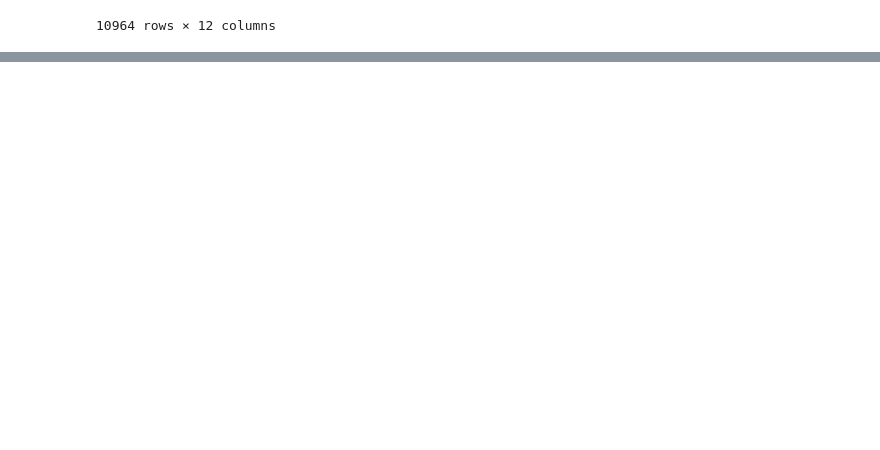
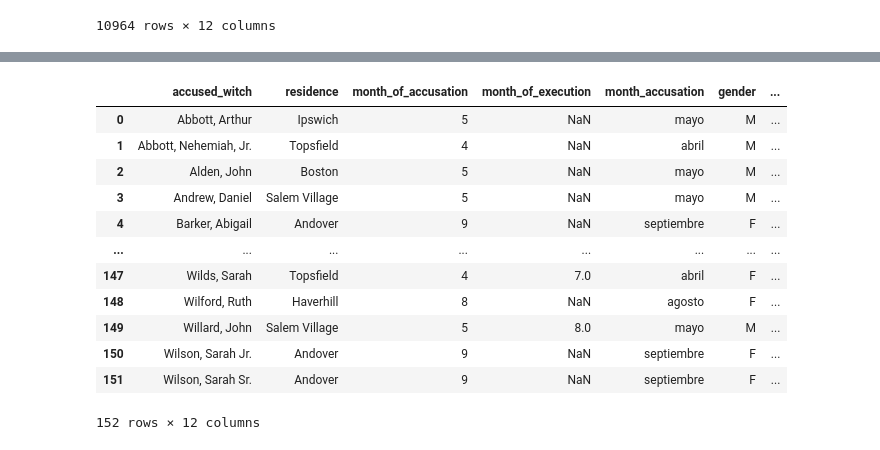
Before and after one commit to lmoraromero/promoG-modulo4-sprint1-pairprogramming-SAIRA-LAURAM, a Jupyter notebook: analisis_saira.ipynb, the cells around one changed output, grey strips where cells are left out. Saved outputs shown, nothing was run; the diff lists cells and outputs as text; code cells hidden in the pictures; blank space fills up the shorter version.

```diff
--- a/analisis_saira.ipynb
+++ b/analisis_saira.ipynb
@@ -301,0 +371,2 @@ trials_total.to_csv("files/trials_total.csv")
+# %%
+df_brujas_ampliado = df_brujas.merge(df_wiki, left_on = "accused_witch", right_on = "nombre", how = "left")
@@ -301,0 +394,24 @@ trials_total.to_csv("files/trials_total.csv")
+# %%
+#eliminamos nombre porque esta duplicado y fecha ejecucion porque no necesitamos el dia, y hay 3 mas que tienen "month_of_execution"
+#asi que mejor nos quedamos con esa porque el año siempre es 1692
+df_brujas_ampliado.drop(["nombre", "fecha_ejecucion"], axis = 1, inplace = True)
+# %%
+#añado columna fecha acusacion y fecha ejecucion
+df_brujas_ampliado["date_accusation"] = df_brujas_ampliado["month_of_accusation"].apply(lambda dato: datetime.strptime("1962-" + str(dato) + "-1", "%Y-%m-%d") if not pd.isna(dato) and dato != -1 else pd.NaT)
+df_brujas_ampliado["date_execution"] = df_brujas_ampliado["month_of_execution"].apply(lambda dato: datetime.strptime("1962-" + str(dato).split(".")[0] + "-1", "%Y-%m-%d") if not pd.isna(dato) and dato != -1 else pd.NaT)
+# %%
+df_brujas_ampliado
+# %% [output]
+|  | accused_witch | residence | month_of_accusation | month_of_execution | month_accusation | gender | ... |
+| 0 | Abbott, Arthur | Ipswich | 5 | NaN | mayo | M | ... |
+| 1 | Abbott, Nehemiah, Jr. | Topsfield | 4 | NaN | abril | M | ... |
+| 2 | Alden, John | Boston | 5 | NaN | mayo | M | ... |
+| 3 | Andrew, Daniel | Salem Village | 5 | NaN | mayo | M | ... |
+| 4 | Barker, Abigail | Andover | 9 | NaN | septiembre | F | ... |
+| ... | ... | ... | ... | ... | ... | ... | ... |
+| 147 | Wilds, Sarah | Topsfield | 4 | 7.0 | abril | F | ... |
+| 148 | Wilford, Ruth | Haverhill | 8 | NaN | agosto | F | ... |
+| 149 | Willard, John | Salem Village | 5 | 8.0 | mayo | M | ... |
+| 150 | Wilson, Sarah Jr. | Andover | 9 | NaN | septiembre | F | ... |
+| 151 | Wilson, Sarah Sr. | Andover | 9 | NaN | septiembre | F | ... |
+152 rows × 12 columns
```
Also changed, not shown: parts of 15 cells of this notebook, 5 other files.
